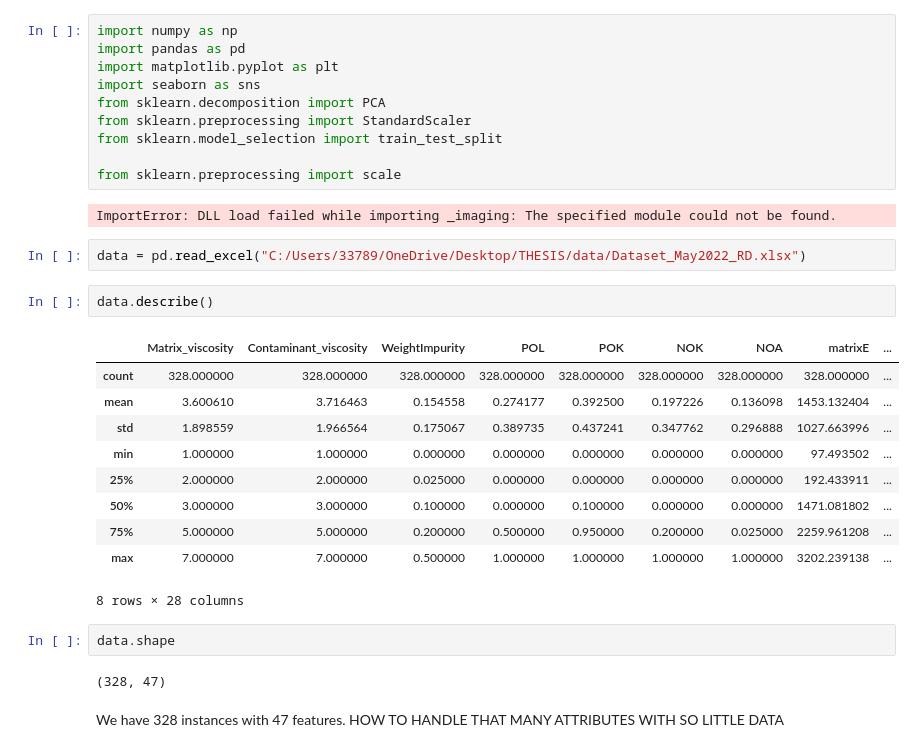
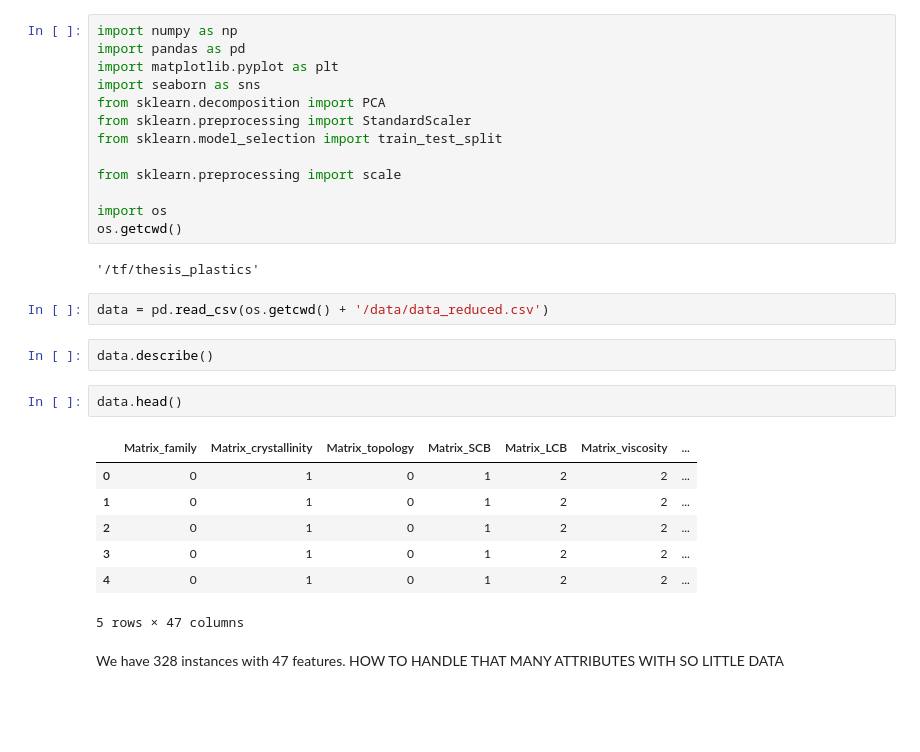
Before and after one commit to clausanchezm/Thesis_Plastics, a Jupyter notebook: thesis notebook.ipynb, the cells around one changed output. Drawn from its saved outputs; the diff is of its cells as text; blank space fills up the shorter version.

```diff
--- a/thesis notebook.ipynb
+++ b/thesis notebook.ipynb
@@ -8,27 +8,25 @@ from sklearn.preprocessing import StandardScaler
 from sklearn.model_selection import train_test_split
 
 from sklearn.preprocessing import scale
+
+import os
+os.getcwd()
 # %% [output]
-ImportError: DLL load failed while importing _imaging: The specified module could not be found.
+'/tf/thesis_plastics'
 # %%
-data = pd.read_excel("C:/Users/33789/OneDrive/Desktop/THESIS/data/Dataset_May2022_RD.xlsx")
+data = pd.read_csv(os.getcwd() + '/data/data_reduced.csv')
 # %%
 data.describe()
-# %% [output]
-|  | Matrix_viscosity | Contaminant_viscosity | WeightImpurity | POL | POK | NOK | NOA | matrixE | ... |
-| count | 328.000000 | 328.000000 | 328.000000 | 328.000000 | 328.000000 | 328.000000 | 328.000000 | 328.000000 | ... |
-| mean | 3.600610 | 3.716463 | 0.154558 | 0.274177 | 0.392500 | 0.197226 | 0.136098 | 1453.132404 | ... |
-| std | 1.898559 | 1.966564 | 0.175067 | 0.389735 | 0.437241 | 0.347762 | 0.296888 | 1027.663996 | ... |
-| min | 1.000000 | 1.000000 | 0.000000 | 0.000000 | 0.000000 | 0.000000 | 0.000000 | 97.493502 | ... |
-| 25% | 2.000000 | 2.000000 | 0.025000 | 0.000000 | 0.000000 | 0.000000 | 0.000000 | 192.433911 | ... |
-| 50% | 3.000000 | 3.000000 | 0.100000 | 0.000000 | 0.100000 | 0.000000 | 0.000000 | 1471.081802 | ... |
-| 75% | 5.000000 | 5.000000 | 0.200000 | 0.500000 | 0.950000 | 0.200000 | 0.025000 | 2259.961208 | ... |
-| max | 7.000000 | 7.000000 | 0.500000 | 1.000000 | 1.000000 | 1.000000 | 1.000000 | 3202.239138 | ... |
-8 rows × 28 columns
 # %%
-data.shape
+data.head()
 # %% [output]
+|  | Matrix_family | Matrix_crystallinity | Matrix_topology | Matrix_SCB | Matrix_LCB | Matrix_viscosity | ... |
+| 0 | 0 | 1 | 0 | 1 | 2 | 2 | ... |
+| 1 | 0 | 1 | 0 | 1 | 2 | 2 | ... |
+| 2 | 0 | 1 | 0 | 1 | 2 | 2 | ... |
+| 3 | 0 | 1 | 0 | 1 | 2 | 2 | ... |
+| 4 | 0 | 1 | 0 | 1 | 2 | 2 | ... |
-(328, 47)
+5 rows × 47 columns
 # %% [markdown]
 We have 328 instances with 47 features. HOW TO HANDLE THAT MANY ATTRIBUTES WITH SO LITTLE DATA
 # %%
```
Also changed, not shown: parts of 20 cells of this notebook, 2 other files.
